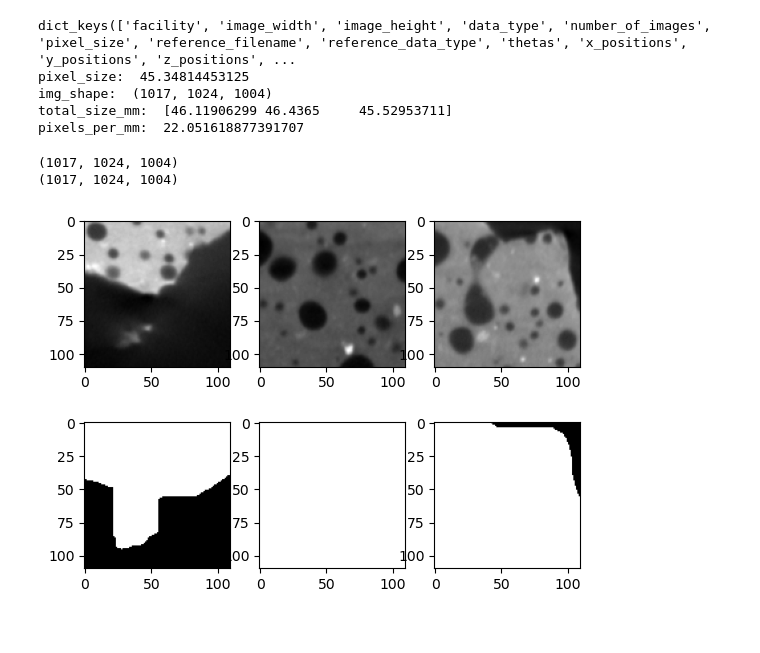
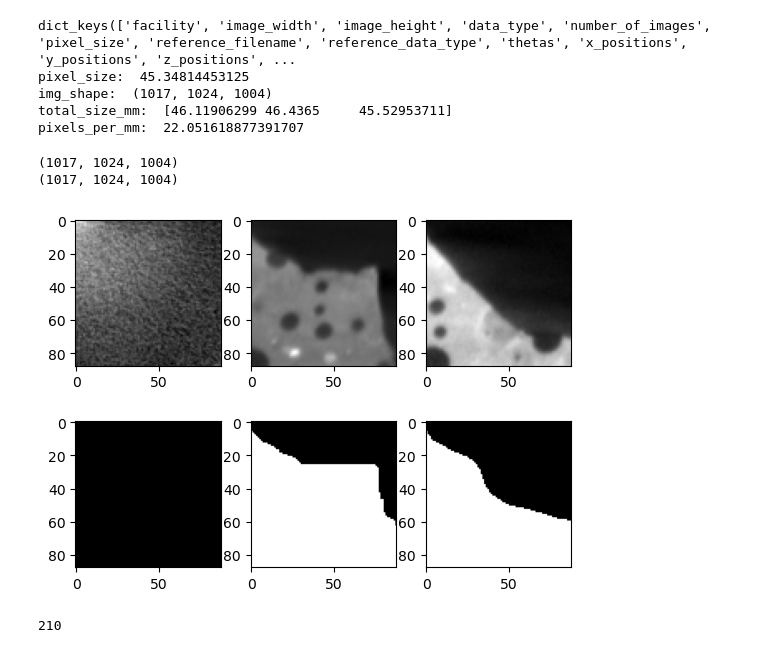
Before and after one commit to s185231/HPC3D_project, a Jupyter notebook: gammel_island.ipynb, the cells around one changed output. Saved outputs shown, nothing was run; the diff lists cells and outputs as text; code cells hidden in the pictures.

```diff
--- a/gammel_island.ipynb
+++ b/gammel_island.ipynb
@@ -355,31 +357,36 @@ if closed_mask.shape != vol_og[0].shape:
 
 # sanity check
 assert closed_mask.shape == vol_og[0].shape
 print(closed_mask.shape)
 print(vol_og[0].shape)
 
 grid_list = se.extract_samples(mask=closed_mask,
                                pixels_per_mm=pixels_per_mm,
+                               mm_per_grid=4,
                                discard_threshold=0.33)
 
 
 grid_dict = grid_list[10]
 slice_n = 0
 plt.figure()
 plt.subplot(231)
 plt.imshow(se.apply_grid(volume=vol_og[0], grid_dict=grid_dict)[slice_n,:, :], cmap='gray')
 plt.subplot(232)
 plt.imshow(se.apply_grid(volume=vol_og[0], grid_dict=grid_dict)[:,slice_n, :], cmap='gray')
 plt.subplot(233)
 plt.imshow(se.apply_grid(volume=vol_og[0], grid_dict=grid_dict)[:,:, slice_n], cmap='gray')
 plt.subplot(234)
 plt.imshow(se.apply_grid(volume=closed_mask, grid_dict=grid_dict)[slice_n, : ,:], cmap='gray', vmin=0, vmax=1)
 plt.subplot(235)
 plt.imshow(se.apply_grid(volume=closed_mask, grid_dict=grid_dict)[:, slice_n, :], cmap='gray', vmin=0, vmax=1)
 plt.subplot(236)
 plt.imshow(se.apply_grid(volume=closed_mask, grid_dict=grid_dict)[:,:, slice_n], cmap='gray', vmin=0, vmax=1)
 plt.show()
 # %% [output]
 (1017, 1024, 1004)
 (1017, 1024, 1004)
-[figure, old version]
+[figure, new version]
+# %%
+len(grid_list)
+# %% [output]
+210
```
Also changed, not shown: parts of 1 cell of this notebook.
